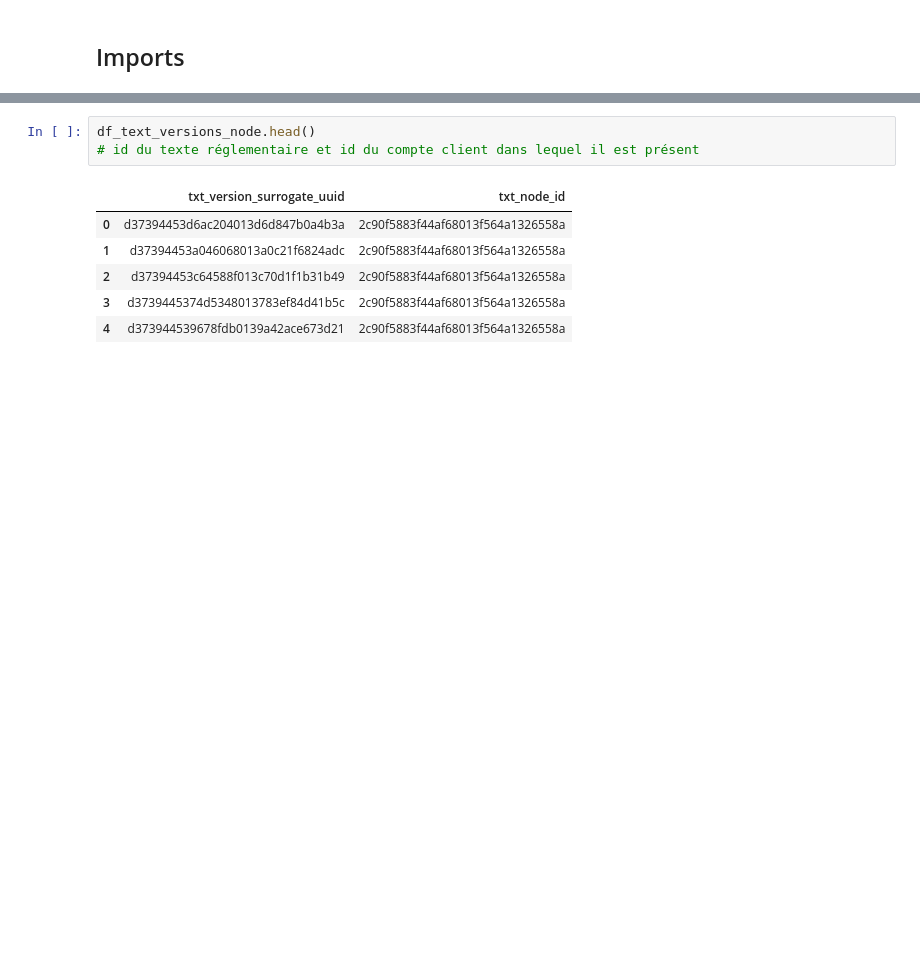
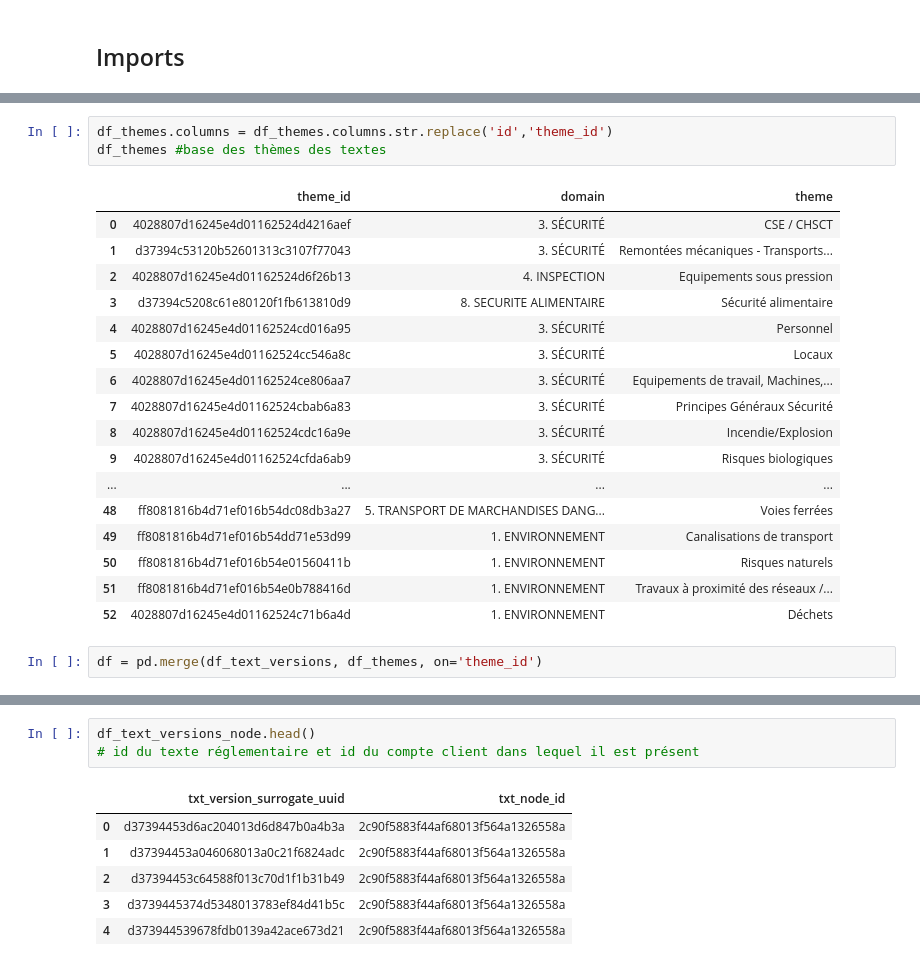
Before and after one commit to remi-vidal/StatApp, a Jupyter notebook: Decouverte_base.ipynb, the cells around one changed output, grey strips where cells are left out. Drawn from its saved outputs; the diff is of its cells as text; blank space fills up the shorter version.

```diff
--- a/Decouverte_base.ipynb
+++ b/Decouverte_base.ipynb
@@ -46,0 +55,23 @@ df_text_versions.describe()
+# %%
+df_themes.columns = df_themes.columns.str.replace('id','theme_id')
+df_themes #base des thèmes des textes
+# %% [output]
+|  | theme_id | domain | theme |
+| 0 | 4028807d16245e4d01162524d4216aef | 3. SÉCURITÉ | CSE / CHSCT |
+| 1 | d37394c53120b52601313c3107f77043 | 3. SÉCURITÉ | Remontées mécaniques - Transports... |
+| 2 | 4028807d16245e4d01162524d6f26b13 | 4. INSPECTION | Equipements sous pression |
+| 3 | d37394c5208c61e80120f1fb613810d9 | 8. SECURITE ALIMENTAIRE | Sécurité alimentaire |
+| 4 | 4028807d16245e4d01162524cd016a95 | 3. SÉCURITÉ | Personnel |
+| 5 | 4028807d16245e4d01162524cc546a8c | 3. SÉCURITÉ | Locaux |
+| 6 | 4028807d16245e4d01162524ce806aa7 | 3. SÉCURITÉ | Equipements de travail, Machines,... |
+| 7 | 4028807d16245e4d01162524cbab6a83 | 3. SÉCURITÉ | Principes Généraux Sécurité |
+| 8 | 4028807d16245e4d01162524cdc16a9e | 3. SÉCURITÉ | Incendie/Explosion |
+| 9 | 4028807d16245e4d01162524cfda6ab9 | 3. SÉCURITÉ | Risques biologiques |
+| ... | ... | ... | ... |
+| 48 | ff8081816b4d71ef016b54dc08db3a27 | 5. TRANSPORT DE MARCHANDISES DANG... | Voies ferrées |
+| 49 | ff8081816b4d71ef016b54dd71e53d99 | 1. ENVIRONNEMENT | Canalisations de transport |
+| 50 | ff8081816b4d71ef016b54e01560411b | 1. ENVIRONNEMENT | Risques naturels |
+| 51 | ff8081816b4d71ef016b54e0b788416d | 1. ENVIRONNEMENT | Travaux à proximité des réseaux /... |
+| 52 | 4028807d16245e4d01162524c71b6a4d | 1. ENVIRONNEMENT | Déchets |
+# %%
+df = pd.merge(df_text_versions, df_themes, on='theme_id')
```
Also changed, not shown: parts of 48 cells of this notebook.
